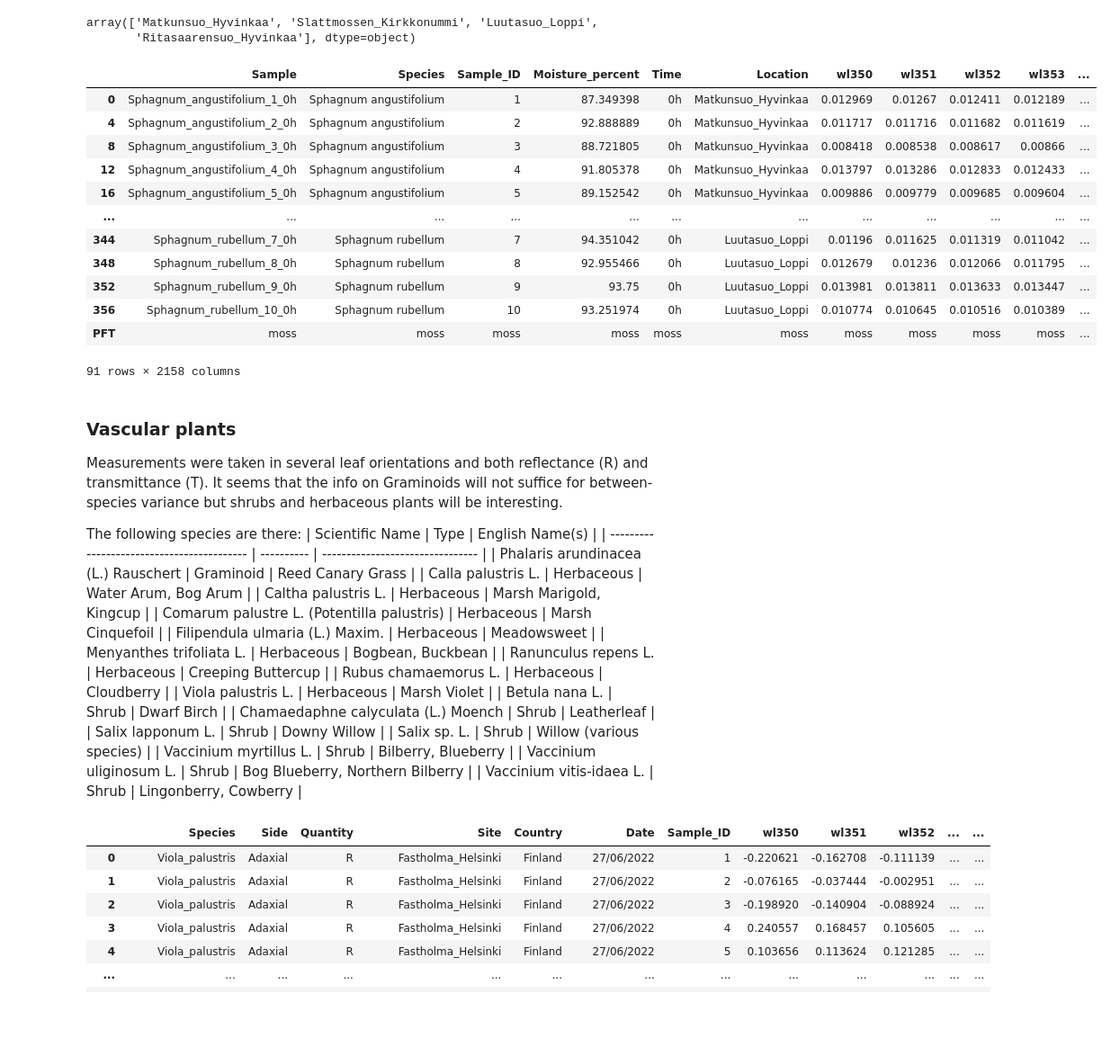
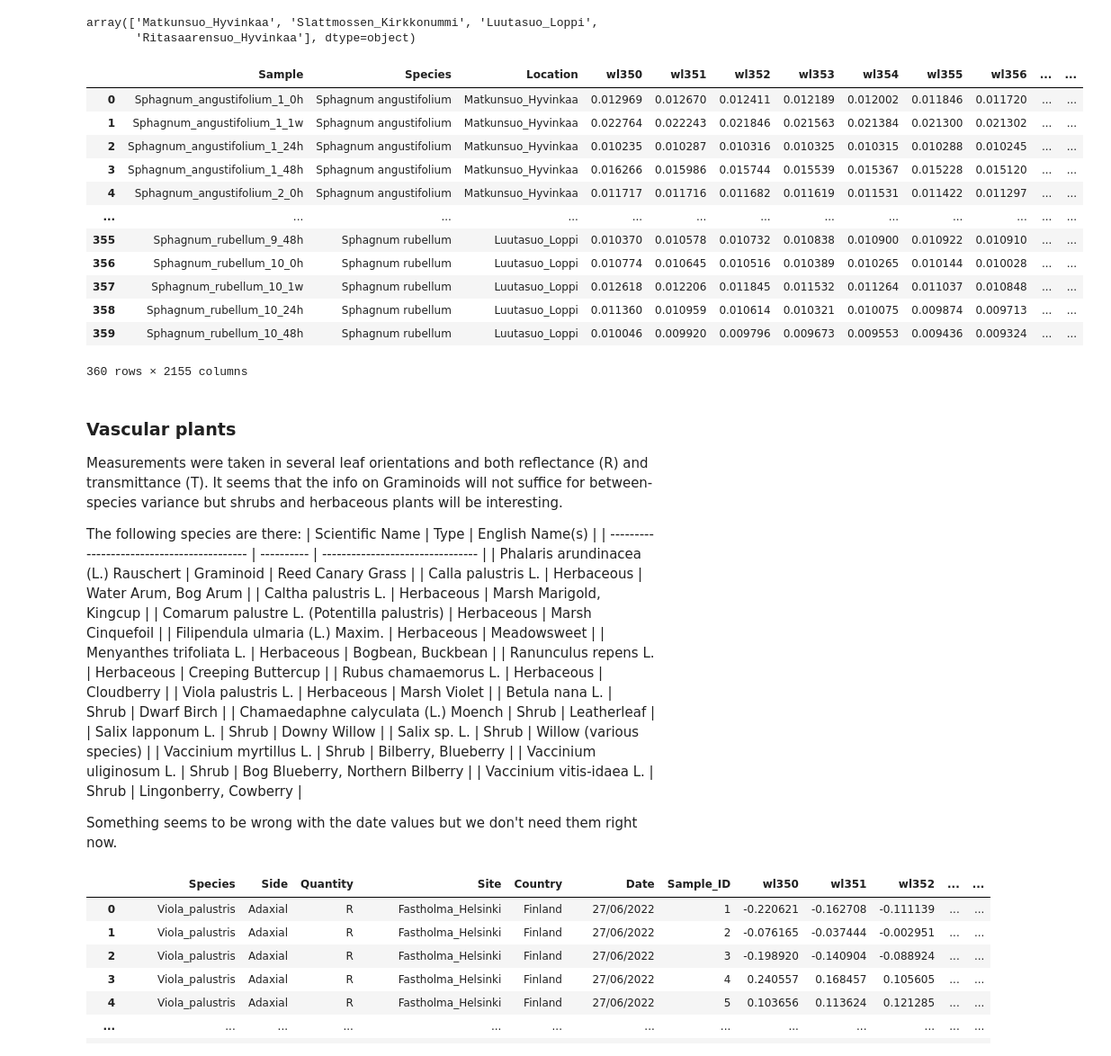
Before and after one commit to Ria-boe/hyperspectral, a Jupyter notebook: compare_species_PFTs.ipynb, the cells around one changed output. Shown at 90% size. Drawn from its saved outputs; the diff is of its cells as text; code cells hidden in the pictures; blank space fills up the shorter version.

Commit message:
unite sphagnum and vascular plant dataset

```diff
--- a/compare_species_PFTs.ipynb
+++ b/compare_species_PFTs.ipynb
@@ -62,24 +62,26 @@ array(['Matkunsuo_Hyvinkaa', 'Slattmossen_Kirkkonummi', 'Luutasuo_Loppi',
        'Ritasaarensuo_Hyvinkaa'], dtype=object)
 # %%
 # remove unnecessary columns
-_sph.loc["PFT"] = "moss"
-#TODO fix caveat
-_sph.drop(["Location", "Moisture_percent", "Time", "Sample_ID"], axis="columns")
+sph = (_sph
+        .assign(PFT="moss")
+        .drop(["Moisture_percent", "Time", "Sample_ID"], axis="columns")
+        )
 # TODO: assign a useful unique ID, save to variable
+sph
 # %% [output]
-|  | Sample | Species | Sample_ID | Moisture_percent | Time | Location | wl350 | wl351 | wl352 | wl353 | ... |
-| 0 | Sphagnum_angustifolium_1_0h | Sphagnum angustifolium | 1 | 87.349398 | 0h | Matkunsuo_Hyvinkaa | 0.012969 | 0.01267 | 0.012411 | 0.012189 | ... |
-| 4 | Sphagnum_angustifolium_2_0h | Sphagnum angustifolium | 2 | 92.888889 | 0h | Matkunsuo_Hyvinkaa | 0.011717 | 0.011716 | 0.011682 | 0.011619 | ... |
-| 8 | Sphagnum_angustifolium_3_0h | Sphagnum angustifolium | 3 | 88.721805 | 0h | Matkunsuo_Hyvinkaa | 0.008418 | 0.008538 | 0.008617 | 0.00866 | ... |
-| 12 | Sphagnum_angustifolium_4_0h | Sphagnum angustifolium | 4 | 91.805378 | 0h | Matkunsuo_Hyvinkaa | 0.013797 | 0.013286 | 0.012833 | 0.012433 | ... |
-| 16 | Sphagnum_angustifolium_5_0h | Sphagnum angustifolium | 5 | 89.152542 | 0h | Matkunsuo_Hyvinkaa | 0.009886 | 0.009779 | 0.009685 | 0.009604 | ... |
-| ... | ... | ... | ... | ... | ... | ... | ... | ... | ... | ... | ... |
-| 344 | Sphagnum_rubellum_7_0h | Sphagnum rubellum | 7 | 94.351042 | 0h | Luutasuo_Loppi | 0.01196 | 0.011625 | 0.011319 | 0.011042 | ... |
-| 348 | Sphagnum_rubellum_8_0h | Sphagnum rubellum | 8 | 92.955466 | 0h | Luutasuo_Loppi | 0.012679 | 0.01236 | 0.012066 | 0.011795 | ... |
-| 352 | Sphagnum_rubellum_9_0h | Sphagnum rubellum | 9 | 93.75 | 0h | Luutasuo_Loppi | 0.013981 | 0.013811 | 0.013633 | 0.013447 | ... |
-| 356 | Sphagnum_rubellum_10_0h | Sphagnum rubellum | 10 | 93.251974 | 0h | Luutasuo_Loppi | 0.010774 | 0.010645 | 0.010516 | 0.010389 | ... |
-| PFT | moss | moss | moss | moss | moss | moss | moss | moss | moss | moss | ... |
+|  | Sample | Species | Location | wl350 | wl351 | wl352 | wl353 | wl354 | wl355 | wl356 | ... | ... |
+| 0 | Sphagnum_angustifolium_1_0h | Sphagnum angustifolium | Matkunsuo_Hyvinkaa | 0.012969 | 0.012670 | 0.012411 | 0.012189 | 0.012002 | 0.011846 | 0.011720 | ... | ... |
+| 1 | Sphagnum_angustifolium_1_1w | Sphagnum angustifolium | Matkunsuo_Hyvinkaa | 0.022764 | 0.022243 | 0.021846 | 0.021563 | 0.021384 | 0.021300 | 0.021302 | ... | ... |
+| 2 | Sphagnum_angustifolium_1_24h | Sphagnum angustifolium | Matkunsuo_Hyvinkaa | 0.010235 | 0.010287 | 0.010316 | 0.010325 | 0.010315 | 0.010288 | 0.010245 | ... | ... |
+| 3 | Sphagnum_angustifolium_1_48h | Sphagnum angustifolium | Matkunsuo_Hyvinkaa | 0.016266 | 0.015986 | 0.015744 | 0.015539 | 0.015367 | 0.015228 | 0.015120 | ... | ... |
+| 4 | Sphagnum_angustifolium_2_0h | Sphagnum angustifolium | Matkunsuo_Hyvinkaa | 0.011717 | 0.011716 | 0.011682 | 0.011619 | 0.011531 | 0.011422 | 0.011297 | ... | ... |
+| ... | ... | ... | ... | ... | ... | ... | ... | ... | ... | ... | ... | ... |
+| 355 | Sphagnum_rubellum_9_48h | Sphagnum rubellum | Luutasuo_Loppi | 0.010370 | 0.010578 | 0.010732 | 0.010838 | 0.010900 | 0.010922 | 0.010910 | ... | ... |
+| 356 | Sphagnum_rubellum_10_0h | Sphagnum rubellum | Luutasuo_Loppi | 0.010774 | 0.010645 | 0.010516 | 0.010389 | 0.010265 | 0.010144 | 0.010028 | ... | ... |
+| 357 | Sphagnum_rubellum_10_1w | Sphagnum rubellum | Luutasuo_Loppi | 0.012618 | 0.012206 | 0.011845 | 0.011532 | 0.011264 | 0.011037 | 0.010848 | ... | ... |
+| 358 | Sphagnum_rubellum_10_24h | Sphagnum rubellum | Luutasuo_Loppi | 0.011360 | 0.010959 | 0.010614 | 0.010321 | 0.010075 | 0.009874 | 0.009713 | ... | ... |
+| 359 | Sphagnum_rubellum_10_48h | Sphagnum rubellum | Luutasuo_Loppi | 0.010046 | 0.009920 | 0.009796 | 0.009673 | 0.009553 | 0.009436 | 0.009324 | ... | ... |
-91 rows × 2158 columns
+360 rows × 2155 columns
 # %% [markdown]
 ### Vascular plants
 
@@ -106,6 +108,9 @@ The following species are there:
 | Vaccinium myrtillus L.                     | Shrub      | Bilberry, Blueberry              |
 | Vaccinium uliginosum L.                    | Shrub      | Bog Blueberry, Northern Bilberry |
 | Vaccinium vitis-idaea L.                   | Shrub      | Lingonberry, Cowberry            |
+
+
+Something seems to be wrong with the date values but we don't need them right now.
 # %%
 _vas = pd.read_csv(os.path.join(filedir, file2), header=2)
 # keep only reflectance measurements
```
Also changed, not shown: parts of 5 cells of this notebook.
